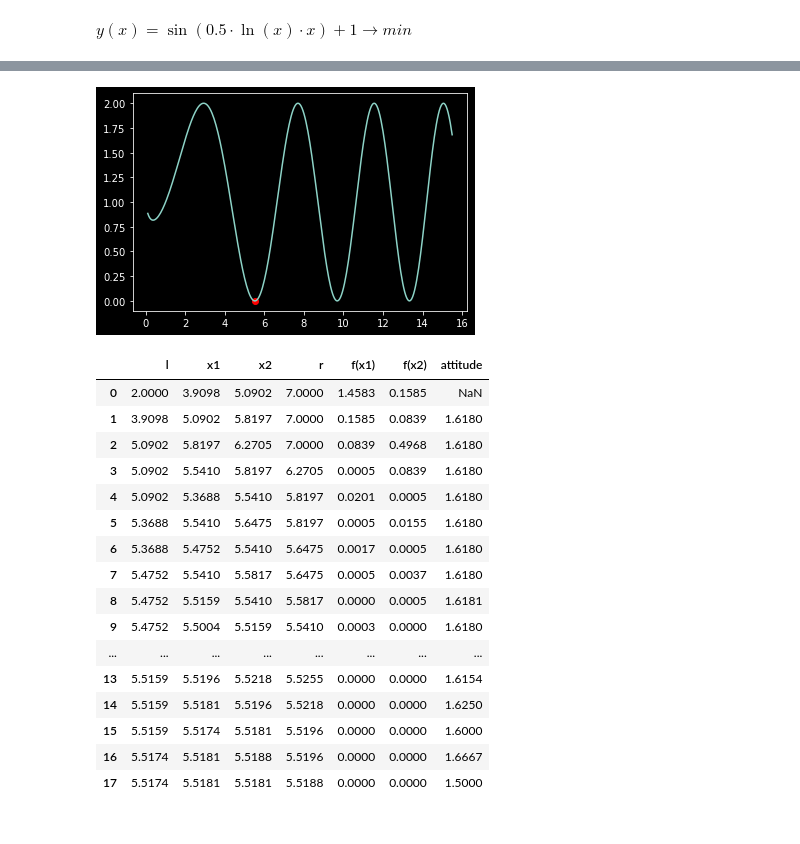
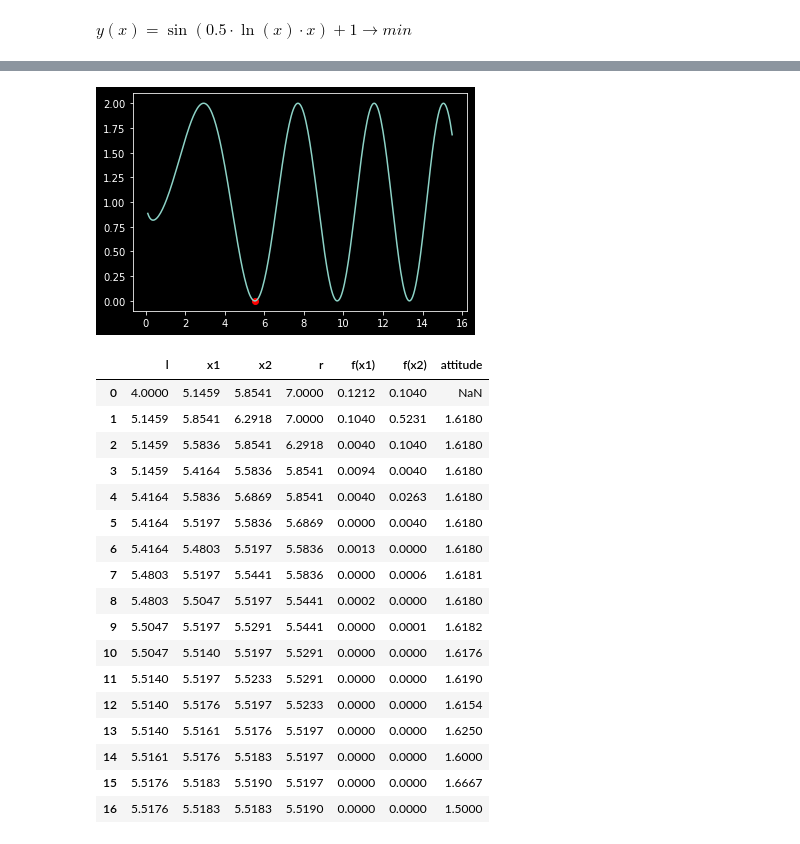
Before and after one commit to fadyat/ITMO-PROBLEMS, a Jupyter notebook: Applied-mathematics/IV semester/Solutions/lab1/solution.ipynb, the cells around one changed output, grey strips where cells are left out. Drawn from its saved outputs; the diff is of its cells as text; code cells hidden in the pictures.

```diff
--- a/Applied-mathematics/IV semester/Solutions/lab1/solution.ipynb
+++ b/Applied-mathematics/IV semester/Solutions/lab1/solution.ipynb
@@ -152,27 +152,28 @@ def fibonacci_search(l, r, eps, s=1):
 
     return (l + r) * .5
 # %%
-fibonacci_search(2, 7, 0.001)
+fibonacci_search(4, 7, 0.001)
 debug_result(*['l', 'r', 'x1', 'x2', 'f(x1)', 'f(x2)'])
 # %% [output]
 [figure]
 |  | l | x1 | x2 | r | f(x1) | f(x2) | attitude |
-| 0 | 2.0000 | 3.9098 | 5.0902 | 7.0000 | 1.4583 | 0.1585 | NaN |
-| 1 | 3.9098 | 5.0902 | 5.8197 | 7.0000 | 0.1585 | 0.0839 | 1.6180 |
-| 2 | 5.0902 | 5.8197 | 6.2705 | 7.0000 | 0.0839 | 0.4968 | 1.6180 |
-| 3 | 5.0902 | 5.5410 | 5.8197 | 6.2705 | 0.0005 | 0.0839 | 1.6180 |
-| 4 | 5.0902 | 5.3688 | 5.5410 | 5.8197 | 0.0201 | 0.0005 | 1.6180 |
-| 5 | 5.3688 | 5.5410 | 5.6475 | 5.8197 | 0.0005 | 0.0155 | 1.6180 |
-| 6 | 5.3688 | 5.4752 | 5.5410 | 5.6475 | 0.0017 | 0.0005 | 1.6180 |
-| 7 | 5.4752 | 5.5410 | 5.5817 | 5.6475 | 0.0005 | 0.0037 | 1.6180 |
-| 8 | 5.4752 | 5.5159 | 5.5410 | 5.5817 | 0.0000 | 0.0005 | 1.6181 |
-| 9 | 5.4752 | 5.5004 | 5.5159 | 5.5410 | 0.0003 | 0.0000 | 1.6180 |
-| ... | ... | ... | ... | ... | ... | ... | ... |
-| 13 | 5.5159 | 5.5196 | 5.5218 | 5.5255 | 0.0000 | 0.0000 | 1.6154 |
-| 14 | 5.5159 | 5.5181 | 5.5196 | 5.5218 | 0.0000 | 0.0000 | 1.6250 |
-| 15 | 5.5159 | 5.5174 | 5.5181 | 5.5196 | 0.0000 | 0.0000 | 1.6000 |
-| 16 | 5.5174 | 5.5181 | 5.5188 | 5.5196 | 0.0000 | 0.0000 | 1.6667 |
-| 17 | 5.5174 | 5.5181 | 5.5181 | 5.5188 | 0.0000 | 0.0000 | 1.5000 |
+| 0 | 4.0000 | 5.1459 | 5.8541 | 7.0000 | 0.1212 | 0.1040 | NaN |
+| 1 | 5.1459 | 5.8541 | 6.2918 | 7.0000 | 0.1040 | 0.5231 | 1.6180 |
+| 2 | 5.1459 | 5.5836 | 5.8541 | 6.2918 | 0.0040 | 0.1040 | 1.6180 |
+| 3 | 5.1459 | 5.4164 | 5.5836 | 5.8541 | 0.0094 | 0.0040 | 1.6180 |
+| 4 | 5.4164 | 5.5836 | 5.6869 | 5.8541 | 0.0040 | 0.0263 | 1.6180 |
+| 5 | 5.4164 | 5.5197 | 5.5836 | 5.6869 | 0.0000 | 0.0040 | 1.6180 |
+| 6 | 5.4164 | 5.4803 | 5.5197 | 5.5836 | 0.0013 | 0.0000 | 1.6180 |
+| 7 | 5.4803 | 5.5197 | 5.5441 | 5.5836 | 0.0000 | 0.0006 | 1.6181 |
+| 8 | 5.4803 | 5.5047 | 5.5197 | 5.5441 | 0.0002 | 0.0000 | 1.6180 |
+| 9 | 5.5047 | 5.5197 | 5.5291 | 5.5441 | 0.0000 | 0.0001 | 1.6182 |
+| 10 | 5.5047 | 5.5140 | 5.5197 | 5.5291 | 0.0000 | 0.0000 | 1.6176 |
+| 11 | 5.5140 | 5.5197 | 5.5233 | 5.5291 | 0.0000 | 0.0000 | 1.6190 |
+| 12 | 5.5140 | 5.5176 | 5.5197 | 5.5233 | 0.0000 | 0.0000 | 1.6154 |
+| 13 | 5.5140 | 5.5161 | 5.5176 | 5.5197 | 0.0000 | 0.0000 | 1.6250 |
+| 14 | 5.5161 | 5.5176 | 5.5183 | 5.5197 | 0.0000 | 0.0000 | 1.6000 |
+| 15 | 5.5176 | 5.5183 | 5.5190 | 5.5197 | 0.0000 | 0.0000 | 1.6667 |
+| 16 | 5.5176 | 5.5183 | 5.5183 | 5.5190 | 0.0000 | 0.0000 | 1.5000 |
 # %%
 from scipy.interpolate import lagrange
 
```
Also changed, not shown: parts of 6 cells of this notebook.
